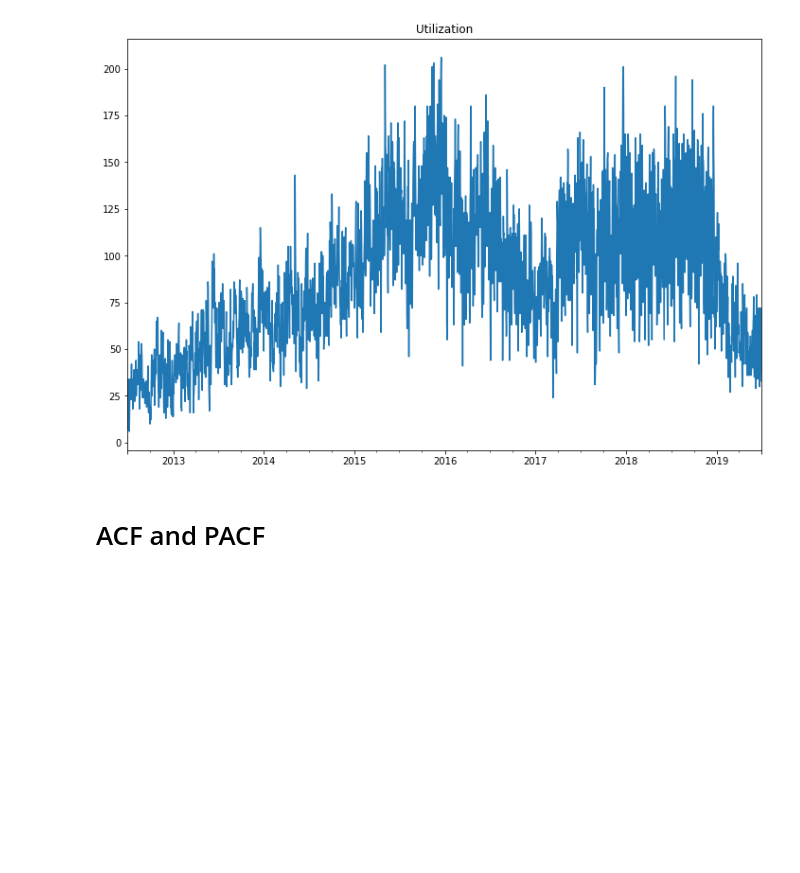
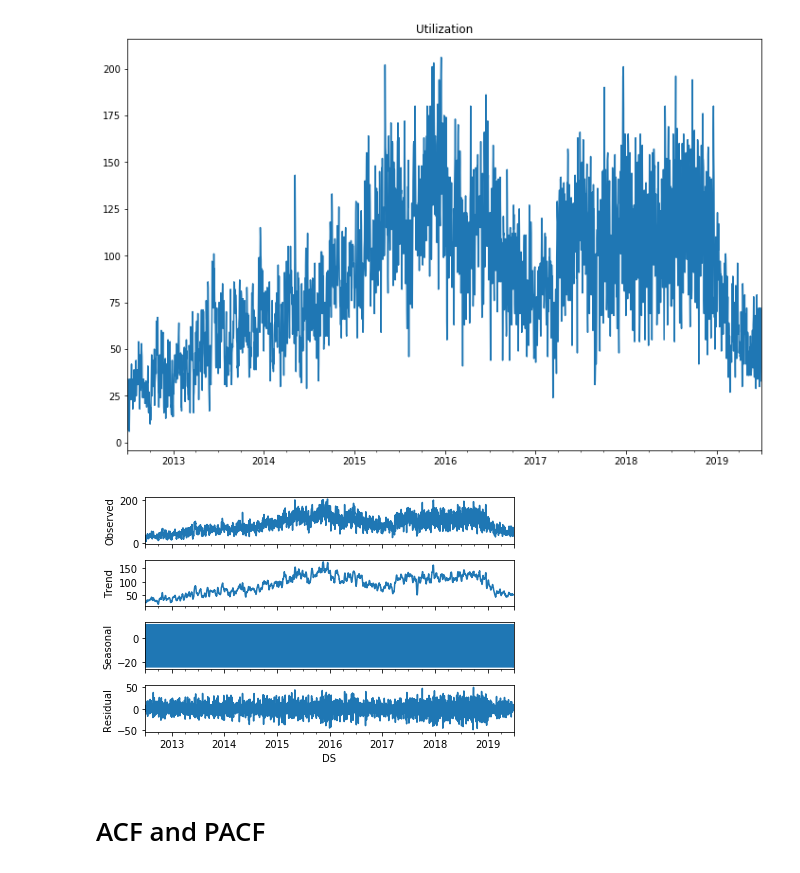
Before and after one commit to bgulbis/med_tracking, a Jupyter notebook: jupyter/acetaminophen_model_evaluation.ipynb, the cells around one changed output. Cells and saved outputs as stored; diff of their text form; code cells hidden in the pictures; blank space fills up the shorter version.

```diff
--- a/jupyter/acetaminophen_model_evaluation.ipynb
+++ b/jupyter/acetaminophen_model_evaluation.ipynb
@@ -29,6 +30,10 @@ ax.autoscale(axis='x',tight=True)
 ax.set(xlabel="");
 # %% [output]
 [figure]
+# %%
+seasonal_decompose(df, model="add").plot();
+# %% [output]
+[figure, added]
 # %% [markdown]
 # ACF and PACF
 # %%
```
Also changed, not shown: parts of 47 cells of this notebook.
